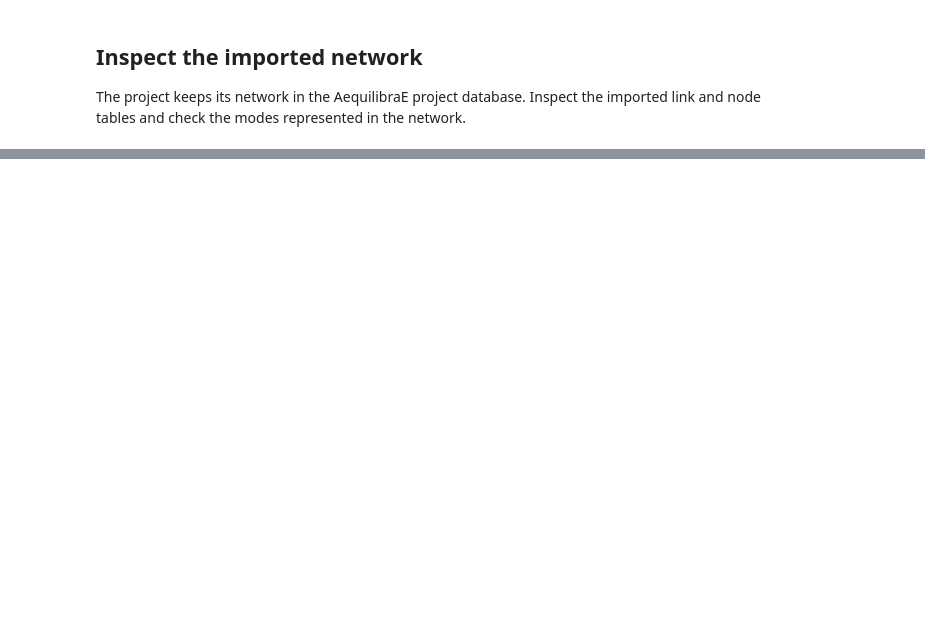
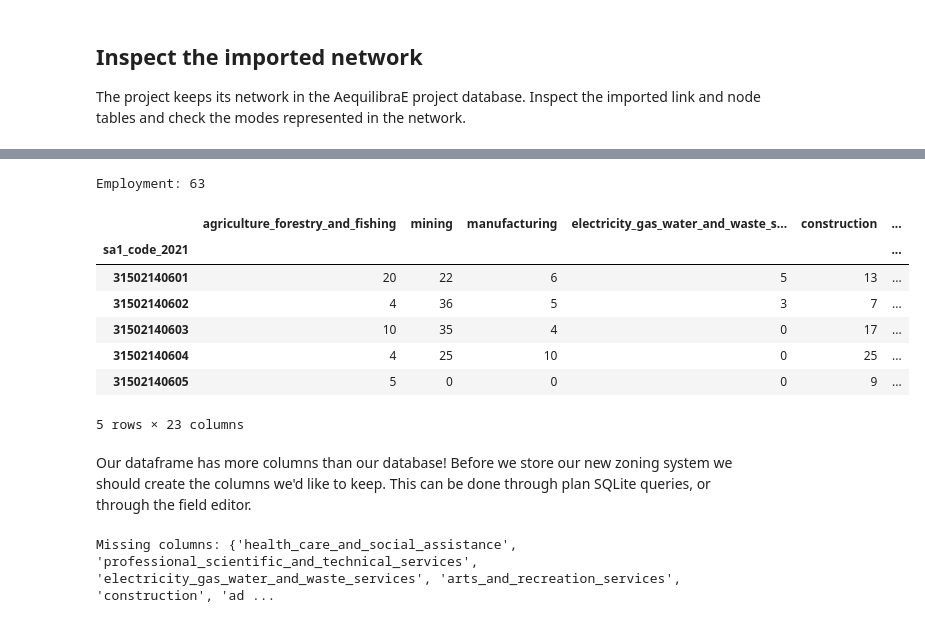
Before and after one commit to AequilibraE/atrf2026, a Jupyter notebook: workshop/mount-isa-osm-example.ipynb, the cells around one changed output, grey strips where cells are left out. Drawn from its saved outputs; the diff is of its cells as text; code cells hidden in the pictures; blank space fills up the shorter version.

Commit message:
Update mount isa

```diff
--- a/workshop/mount-isa-osm-example.ipynb
+++ b/workshop/mount-isa-osm-example.ipynb
@@ -21,3 +36,6 @@ print(f"AequilibraE project folder: {project_path}")
+# %%
+data_dir = Path.cwd() / "data"
+assert data_dir.is_dir()
 # %% [markdown]
 ## Download and crop the Queensland PBF
 
@@ -122,17 +117,5 @@ links.head()
 # %%
-# zones_file = Path(
-#     r"D:\OuterLoop\aequilibrae_training\python\data\Mount Isa SA1.parquet"
-# )
-zones_file = Path(
-    "/mnt/c/Users/TylerPearn/Documents/aequilibrae_training/Mount Isa SA1.parquet"
-)
-
-
-# employment_file = Path(
-#     r"D:\OuterLoop\aequilibrae_training\python\data\Mount Isa SA1 employment.csv"
-# )
-employment_file = Path(
-    "/mnt/c/Users/TylerPearn/Documents/aequilibrae_training/Mount Isa SA1 employment.csv"
-)
+zones_file = data_dir / "Mount Isa SA1.parquet"
+employment_file = data_dir / "Mount Isa SA1 employment.csv"
 # %%
 zones = gpd.read_parquet(zones_file)[["SA1_CODE_2021", "geometry"]].explode()
@@ -144,22 +137,43 @@ zones.head()
 # %%
 employment = (
     pd.read_csv(employment_file, skiprows=9)  # Skip ABS header
     .tail(-1)  # Drop the first row which is blank for the two row header
     .head(-5)  # Drop the last 5 rows which contain data source info
     .loc[:, :"Total"]  # Drop columns after "Total", just whitespace
     .rename(
         columns={"1-digit level INDP Industry of Employment": "SA1_CODE_2021"}
     )  # Pandas reads this column name incorrectly due to the multi-row header
     .astype(int)
-).set_index("SA1_CODE_2021")
+)
 
 column_names = {
     column: column.lower().replace(" ", "_").replace(",", "")
     for column in employment.columns
-} | {"SA1_CODE_2021": "SA1_CODE_2021"}
+} | {"SA1_CODE_2021": "sa1_code_2021"}
 
-employment = employment.rename(columns=column_names)
+employment = employment.rename(columns=column_names).set_index("sa1_code_2021")
 
+print(f"Employment: {len(employment):,}")
 employment.head()
+# %% [output]
+Employment: 63
+|  | agriculture_forestry_and_fishing | mining | manufacturing | electricity_gas_water_and_waste_s... | construction | ... |
+| sa1_code_2021 |  |  |  |  |  | ... |
+| 31502140601 | 20 | 22 | 6 | 5 | 13 | ... |
+| 31502140602 | 4 | 36 | 5 | 3 | 7 | ... |
+| 31502140603 | 10 | 35 | 4 | 0 | 17 | ... |
+| 31502140604 | 4 | 25 | 10 | 0 | 25 | ... |
+| 31502140605 | 5 | 0 | 0 | 0 | 9 | ... |
+5 rows × 23 columns
 # %%
 zones = zones.join(employment, how="left")
+# %% [markdown]
+Our dataframe has more columns than our database! Before we store our new zoning system we should create the columns we'd like to keep. This can be done through plan SQLite queries, or through the field editor.
+# %%
+existing_columns = set(project.tables.zones.columns)
+columns = set(zones.columns)
+
+missing_columns = columns - existing_columns
+print("Missing columns:", missing_columns)
+# %% [output]
+Missing columns: {'health_care_and_social_assistance', 'professional_scientific_and_technical_services', 'electricity_gas_water_and_waste_services', 'arts_and_recreation_services', 'construction', 'ad ...
```
Also changed, not shown: parts of 38 cells of this notebook, 1 other file.
